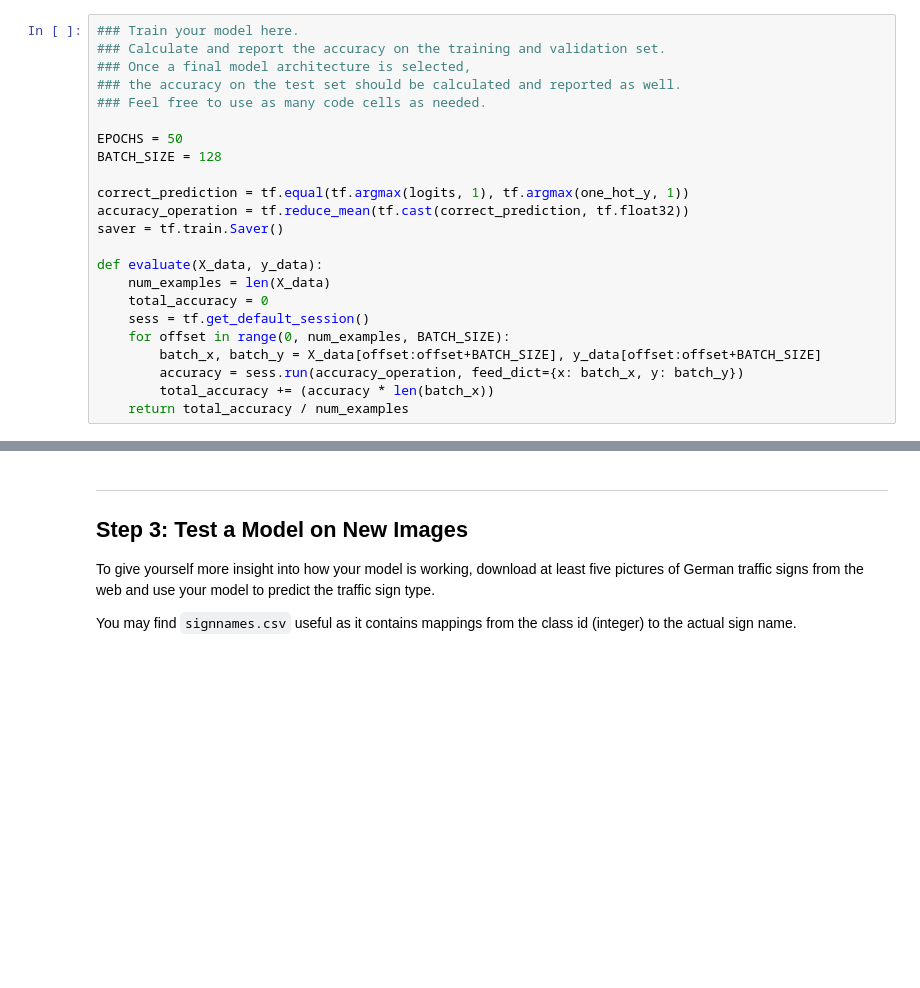
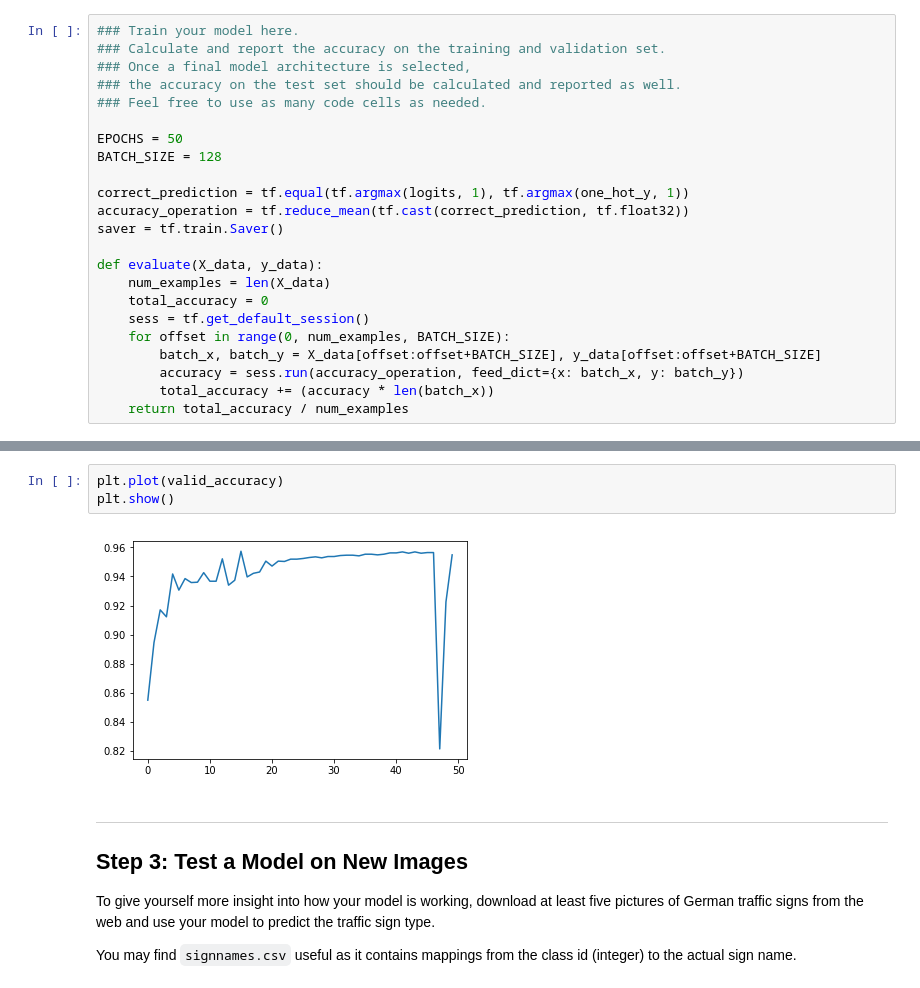
Before and after one commit to hecspc/CarND-Traffic-Sign-Classifier-Project, a Jupyter notebook: Traffic_Sign_Classifier.ipynb, the cells around one changed output, grey strips where cells are left out. Saved outputs shown, nothing was run; the diff lists cells and outputs as text; blank space fills up the shorter version.

```diff
--- a/Traffic_Sign_Classifier.ipynb
+++ b/Traffic_Sign_Classifier.ipynb
@@ -361,3 +362,8 @@ Test Accuracy = 0.932
+# %%
+plt.plot(valid_accuracy)
+plt.show()
+# %% [output]
+[figure, added]
 # %% [markdown]
 ---
 
```
Also changed, not shown: parts of 11 cells of this notebook, 4 other files.
